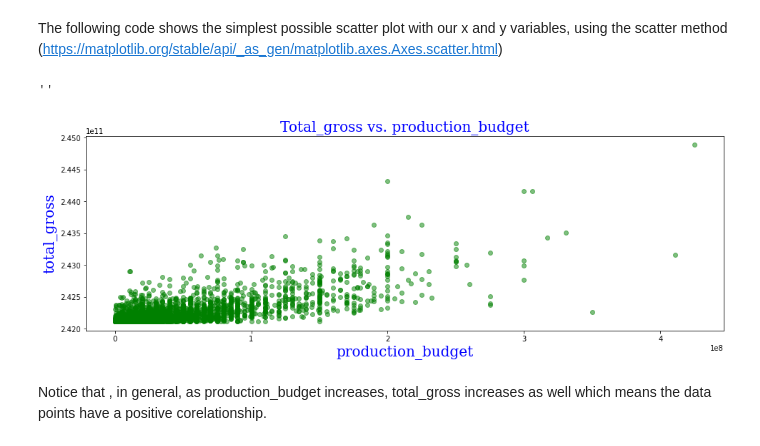
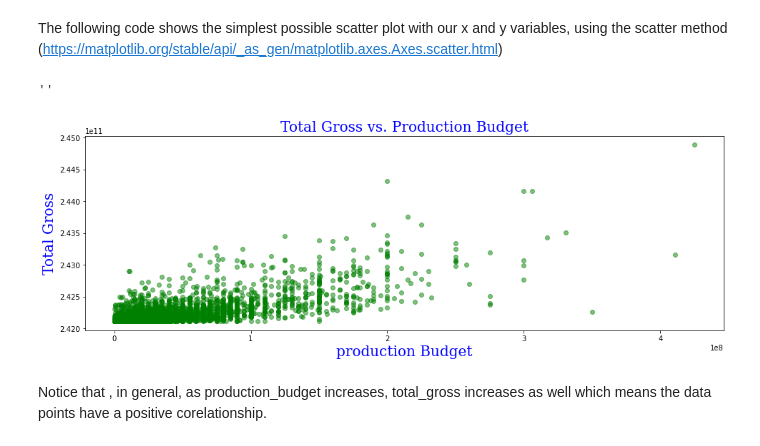
Before and after one commit to maysasaad/Phase_1_Project, a Jupyter notebook: student-Copy1.ipynb, the cells around one changed output. Drawn from its saved outputs; the diff is of its cells as text; code cells hidden in the pictures.

```diff
--- a/student-Copy1.ipynb
+++ b/student-Copy1.ipynb
@@ -1019,27 +1101,27 @@ The following code shows the simplest possible scatter plot with our x and y var
 # %%
 # Create the plot with figure size
 
 fig, ax = plt.subplots(figsize=(16, 5))
 
 # Graph X vs. Y as a scatter plot
 
 ax.scatter(
     x = budget_df["production_budget"],
     y = budget_df["total_gross"],
     alpha=0.5 ,color ="green"
 )
 # Set title
 font1 = {'family':'serif','color':'blue','size':20}
-ax.set_xlabel("production_budget",fontdict = font1)
+ax.set_xlabel("production Budget",fontdict = font1)
 
 # Set labels for X and Y axes
-ax.set_ylabel("total_gross",fontdict = font1)
-ax.set_title("Total_gross vs. production_budget",fontdict = font1)
+ax.set_ylabel("Total Gross",fontdict = font1)
+ax.set_title("Total Gross vs. Production Budget",fontdict = font1)
 
 ;
 # %% [output]
 ''
-[figure, old version]
+[figure, new version]
 # %% [markdown]
 Notice that , in general, as production_budget increases, total_gross increases as well which means the data points have a positive  corelationship.
 # %% [markdown]
```
Also changed, not shown: parts of 25 cells of this notebook, 5 other files.
